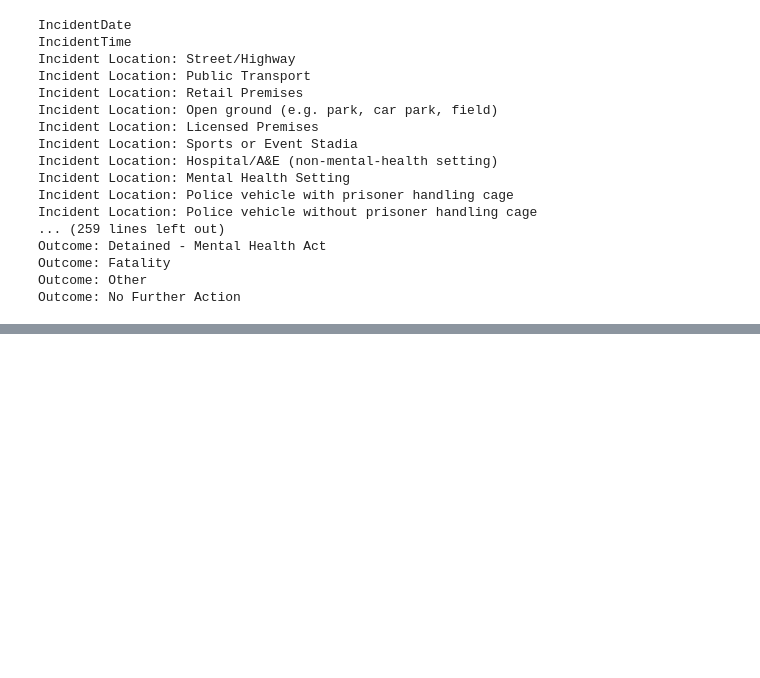
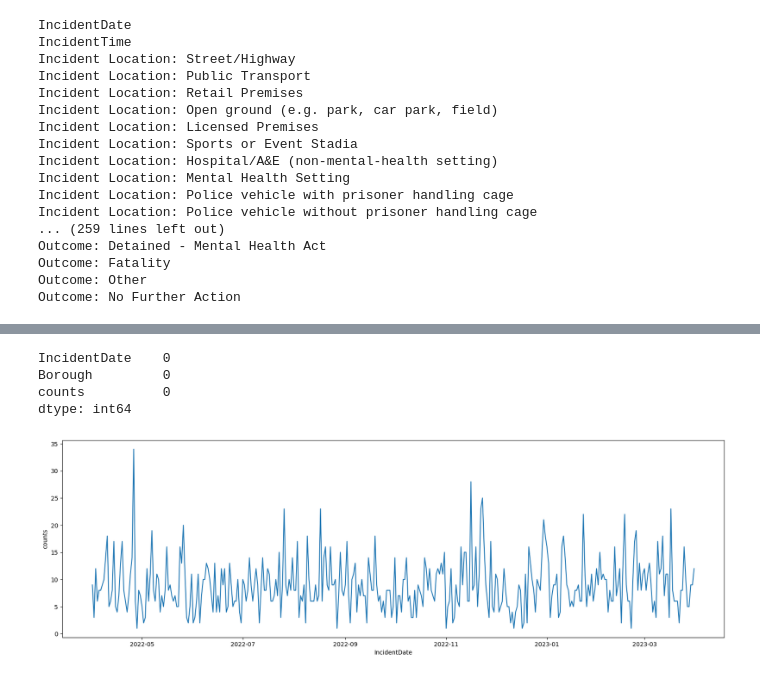
Before and after one commit to mlsystemdesignproject/neighbourhood-safety-prediction, a Jupyter notebook: notebooks/alex_use_force.ipynb, the cells around one changed output, grey strips where cells are left out. Cells and saved outputs as stored; diff of their text form; code cells hidden in the pictures; blank space fills up the shorter version.

```diff
--- a/notebooks/alex_use_force.ipynb
+++ b/notebooks/alex_use_force.ipynb
@@ -119,0 +149,2 @@ Outcome: No Further Action
+# %%
+data = df.groupby(['IncidentDate', 'Borough']).size().reset_index(name='counts')
@@ -119,0 +238,2 @@ Outcome: No Further Action
+# %%
+data['IncidentDate'] = pd.to_datetime(data['IncidentDate'], format='%Y-%m-%d')
@@ -119,0 +297,14 @@ Outcome: No Further Action
+# %%
+data.isna().sum()
+# %% [output]
+IncidentDate    0
+Borough         0
+counts          0
+dtype: int64
+# %%
+fig, ax = plt.subplots(figsize=(20,6))
+sns.lineplot(x='IncidentDate', y='counts', data=data[data['Borough']=='Barking and Dagenham'], ax=ax);
+# ax.set_xticks(range(30,365,61),('2022-05-01','2022-07-01','2022-09-01', '2022-11-01', '2023-01-01', '2023-03-01'));
+# g.set_xticklabels(g.get_xticklabels(),rotation=90);
+# %% [output]
+[figure, added]
```
Also changed, not shown: parts of 24 cells of this notebook.
